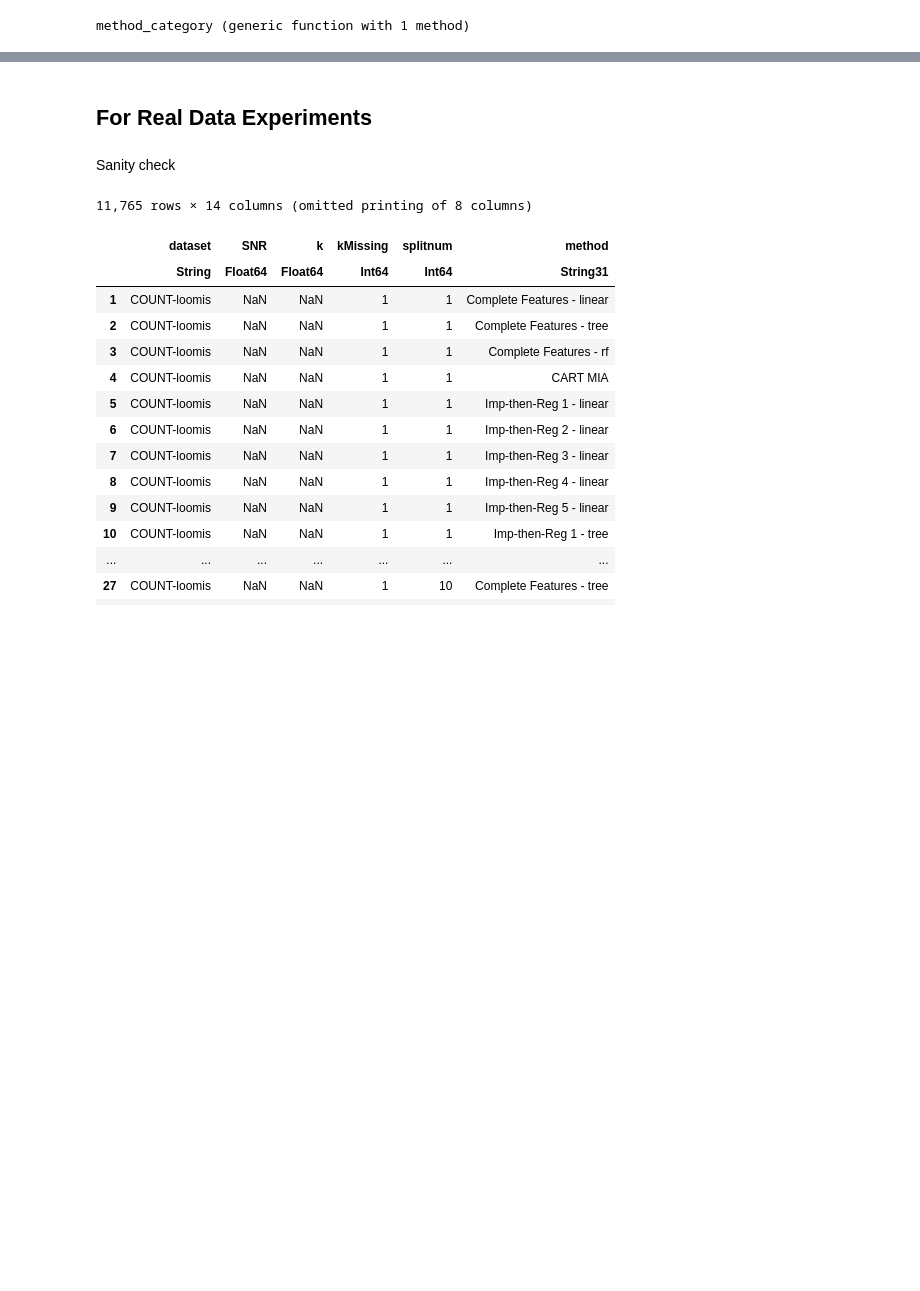
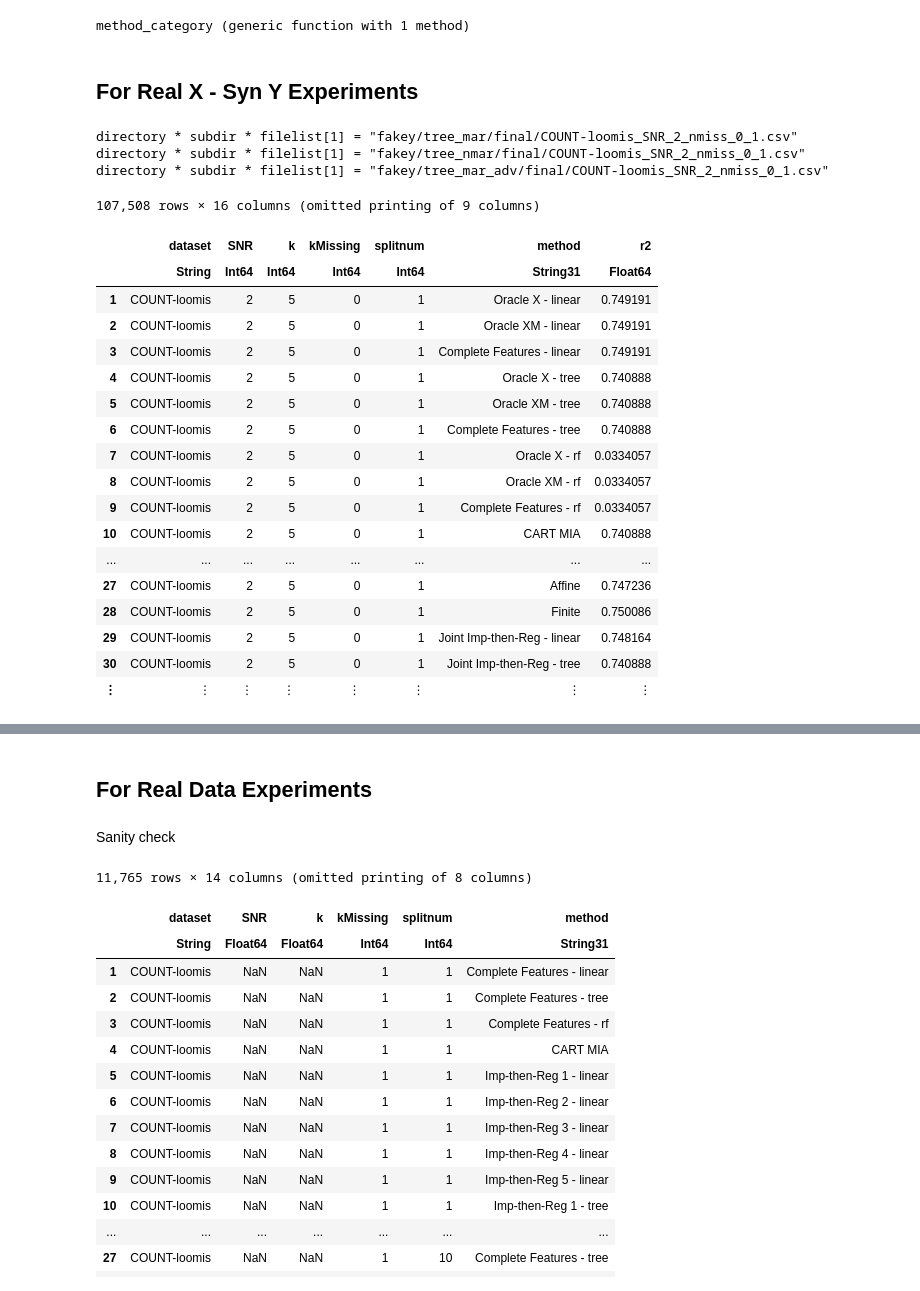
Before and after one commit to adelarue/PMD, a Jupyter notebook: results/Compile results together.ipynb, the cells around one changed output, grey strips where cells are left out. Cells and saved outputs as stored; diff of their text form; code cells hidden in the pictures; blank space fills up the shorter version.

Commit message:
redo long for real x syn y tree

```diff
--- a/results/Compile results together.ipynb
+++ b/results/Compile results together.ipynb
@@ -16,3 +16,51 @@ function method_category(met)
 end
 # %% [output]
 method_category (generic function with 1 method)
+# %% [markdown]
+## For Real X - Syn Y Experiments
+# %%
+setting = "fakey/"
+for dir = ["tree_mar/", "tree_nmar/", "tree_mar_adv/"]
+    directory = setting*dir
+    subdir = "final/"
+
+    filelist = [f for f in readdir(directory*subdir) if endswith(f, ".csv")]
+    res = similar(CSV.read(directory*subdir*filelist[1], DataFrame),0)
+    for i in 1:length(filelist)
+        res = vcat(res, CSV.read(directory*subdir*filelist[i], DataFrame))
+    end
+
+    res[!,:method_cat] = map(t -> method_category, res[:,:method])
+    res[!,:X_setting] .= "realX_"*split(dir, "_")[2][1:end-1]
+    res[!,:Y_setting] .= split(dir, "_")[1]
+
+    CSV.write(directory*"FINAL_results.csv", res)
+end
+# %% [output]
+directory * subdir * filelist[1] = "fakey/tree_mar/final/COUNT-loomis_SNR_2_nmiss_0_1.csv"
+directory * subdir * filelist[1] = "fakey/tree_nmar/final/COUNT-loomis_SNR_2_nmiss_0_1.csv"
+directory * subdir * filelist[1] = "fakey/tree_mar_adv/final/COUNT-loomis_SNR_2_nmiss_0_1.csv"
+# %%
+res = vcat(CSV.read(setting*"tree_mar/"*"FINAL_results.csv", DataFrame),
+    CSV.read(setting*"tree_nmar/"*"FINAL_results.csv", DataFrame),
+    CSV.read(setting*"tree_mar_adv/"*"FINAL_results.csv", DataFrame))
+# %% [output]
+107,508 rows × 16 columns (omitted printing of 9 columns)
+|  | dataset | SNR | k | kMissing | splitnum | method | r2 |
+|  | String | Int64 | Int64 | Int64 | Int64 | String31 | Float64 |
+| 1 | COUNT-loomis | 2 | 5 | 0 | 1 | Oracle X - linear | 0.749191 |
+| 2 | COUNT-loomis | 2 | 5 | 0 | 1 | Oracle XM - linear | 0.749191 |
+| 3 | COUNT-loomis | 2 | 5 | 0 | 1 | Complete Features - linear | 0.749191 |
+| 4 | COUNT-loomis | 2 | 5 | 0 | 1 | Oracle X - tree | 0.740888 |
+| 5 | COUNT-loomis | 2 | 5 | 0 | 1 | Oracle XM - tree | 0.740888 |
+| 6 | COUNT-loomis | 2 | 5 | 0 | 1 | Complete Features - tree | 0.740888 |
+| 7 | COUNT-loomis | 2 | 5 | 0 | 1 | Oracle X - rf | 0.0334057 |
+| 8 | COUNT-loomis | 2 | 5 | 0 | 1 | Oracle XM - rf | 0.0334057 |
+| 9 | COUNT-loomis | 2 | 5 | 0 | 1 | Complete Features - rf | 0.0334057 |
+| 10 | COUNT-loomis | 2 | 5 | 0 | 1 | CART MIA | 0.740888 |
+| ... | ... | ... | ... | ... | ... | ... | ... |
+| 27 | COUNT-loomis | 2 | 5 | 0 | 1 | Affine | 0.747236 |
+| 28 | COUNT-loomis | 2 | 5 | 0 | 1 | Finite | 0.750086 |
+| 29 | COUNT-loomis | 2 | 5 | 0 | 1 | Joint Imp-then-Reg - linear | 0.748164 |
+| 30 | COUNT-loomis | 2 | 5 | 0 | 1 | Joint Imp-then-Reg - tree | 0.740888 |
+| ⋮ | ⋮ | ⋮ | ⋮ | ⋮ | ⋮ | ⋮ | ⋮ |
```
Also changed, not shown: parts of 6 cells of this notebook, 4 other files.
